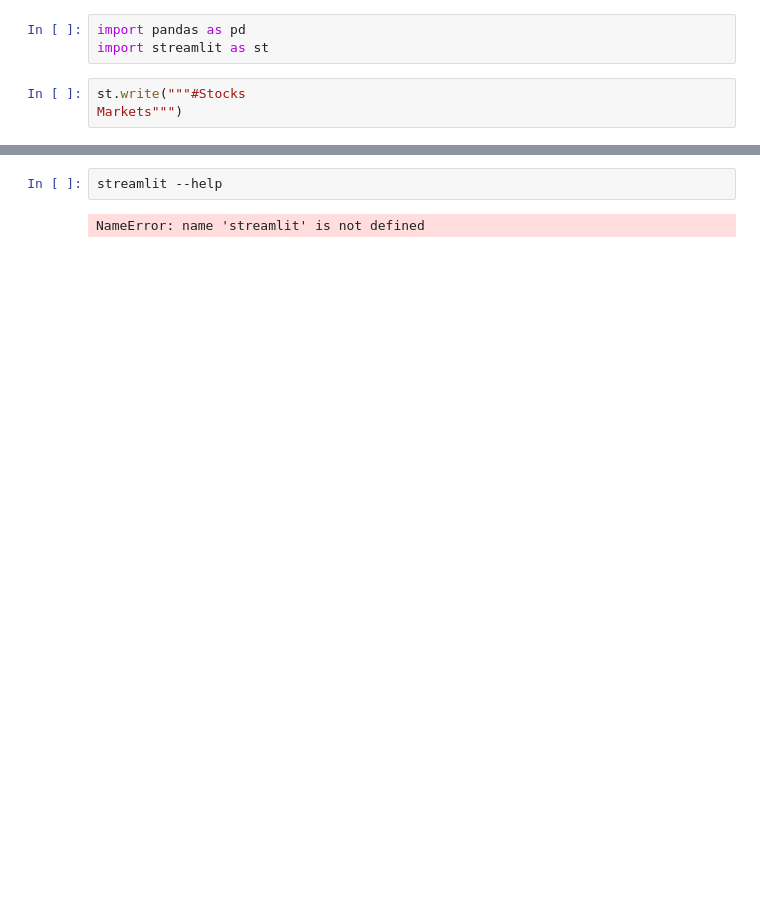
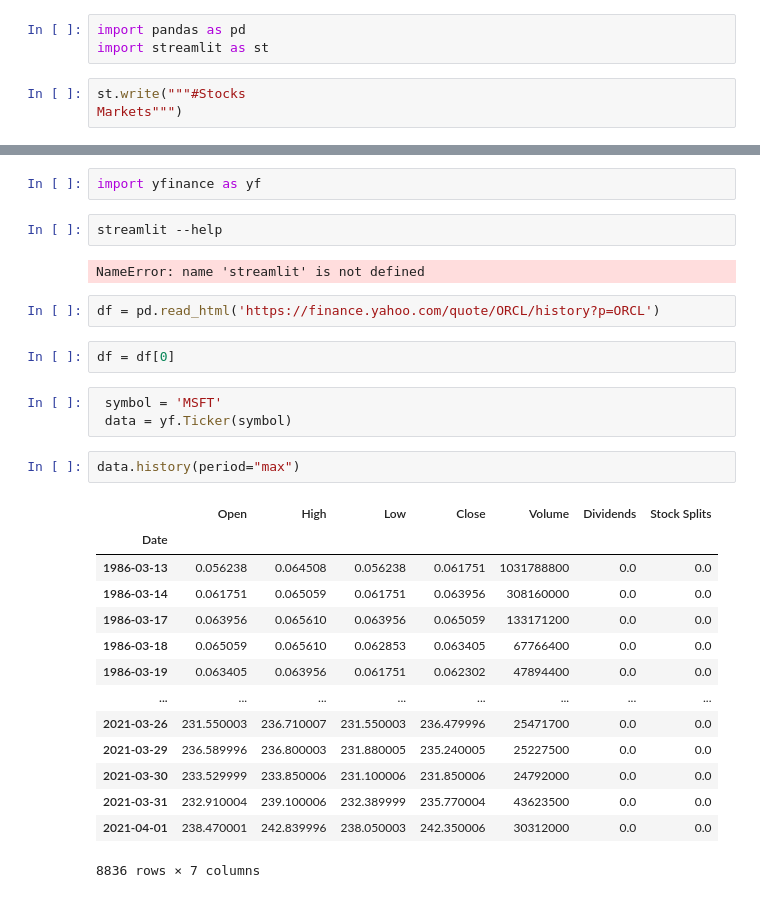
Before and after one commit to AntimatterFx/StreamLit_Stock, a Jupyter notebook: Stream.ipynb, the cells around one changed output, grey strips where cells are left out. Drawn from its saved outputs; the diff is of its cells as text; blank space fills up the shorter version.

```diff
--- a/Stream.ipynb
+++ b/Stream.ipynb
@@ -10,4 +7,30 @@ SyntaxError: invalid syntax (<ipython-input-3-62bdc619335b>, line 1)
+# %%
+import yfinance as yf
 # %%
 streamlit --help
 # %% [output]
 NameError: name 'streamlit' is not defined
+# %%
+df = pd.read_html('https://finance.yahoo.com/quote/ORCL/history?p=ORCL')
+# %%
+df = df[0]
+# %%
+ symbol = 'MSFT'
+ data = yf.Ticker(symbol)
+# %%
+data.history(period="max")
+# %% [output]
+|  | Open | High | Low | Close | Volume | Dividends | Stock Splits |
+| Date |  |  |  |  |  |  |  |
+| 1986-03-13 | 0.056238 | 0.064508 | 0.056238 | 0.061751 | 1031788800 | 0.0 | 0.0 |
+| 1986-03-14 | 0.061751 | 0.065059 | 0.061751 | 0.063956 | 308160000 | 0.0 | 0.0 |
+| 1986-03-17 | 0.063956 | 0.065610 | 0.063956 | 0.065059 | 133171200 | 0.0 | 0.0 |
+| 1986-03-18 | 0.065059 | 0.065610 | 0.062853 | 0.063405 | 67766400 | 0.0 | 0.0 |
+| 1986-03-19 | 0.063405 | 0.063956 | 0.061751 | 0.062302 | 47894400 | 0.0 | 0.0 |
+| ... | ... | ... | ... | ... | ... | ... | ... |
+| 2021-03-26 | 231.550003 | 236.710007 | 231.550003 | 236.479996 | 25471700 | 0.0 | 0.0 |
+| 2021-03-29 | 236.589996 | 236.800003 | 231.880005 | 235.240005 | 25227500 | 0.0 | 0.0 |
+| 2021-03-30 | 233.529999 | 233.850006 | 231.100006 | 231.850006 | 24792000 | 0.0 | 0.0 |
+| 2021-03-31 | 232.910004 | 239.100006 | 232.389999 | 235.770004 | 43623500 | 0.0 | 0.0 |
+| 2021-04-01 | 238.470001 | 242.839996 | 238.050003 | 242.350006 | 30312000 | 0.0 | 0.0 |
+8836 rows × 7 columns
```
Also changed, not shown: parts of 10 cells of this notebook, 1 other file.
